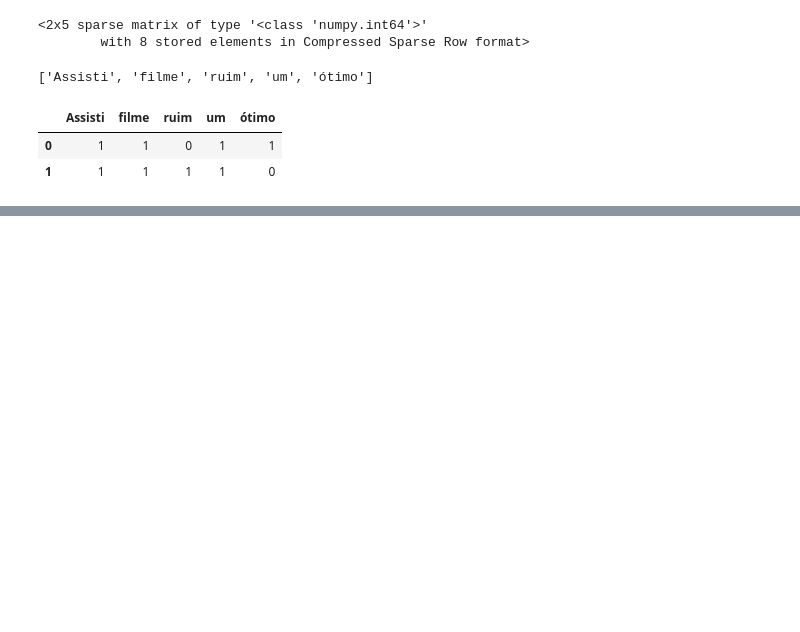
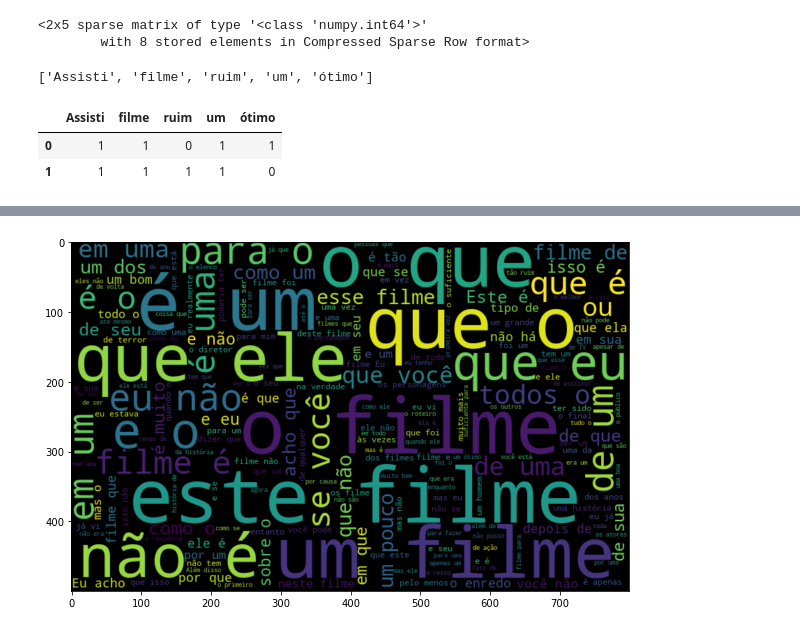
Before and after one commit to MichaelHenriqueJacinto/Linguagem-Natural-p1, a Jupyter notebook: LNP1.ipynb, the cells around one changed output, grey strips where cells are left out. Saved outputs shown, nothing was run; the diff lists cells and outputs as text; code cells hidden in the pictures; blank space fills up the shorter version.

```diff
--- a/LNP1.ipynb
+++ b/LNP1.ipynb
@@ -113,0 +207,6 @@ matriz_esparsa
+# %%
+plt.figure(figsize = (10, 7)) # figsize = Tamanho da imagem
+plt.imshow(nuvem_palavras, interpolation = 'bilinear') # interpolation='bilinear' = Deixa a imagem mais nitida                                                            para se ver
+plt.show()
+# %% [output]
+[figure, added]
```
Also changed, not shown: parts of 47 cells of this notebook.
